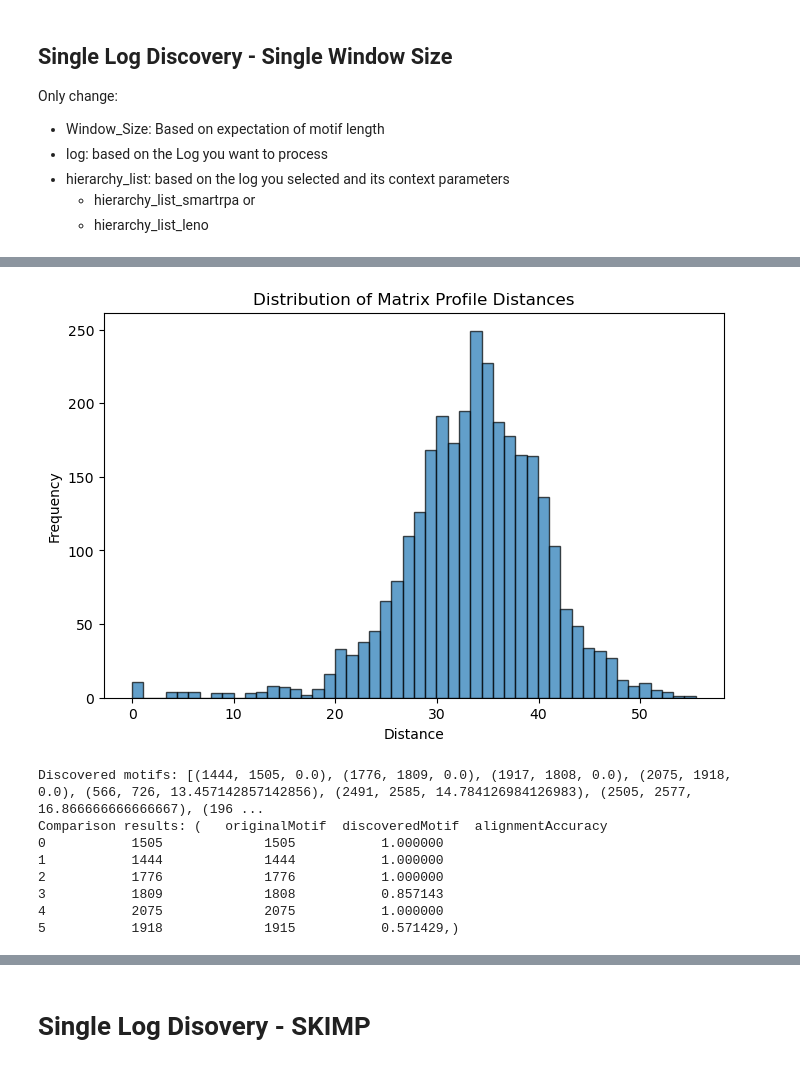
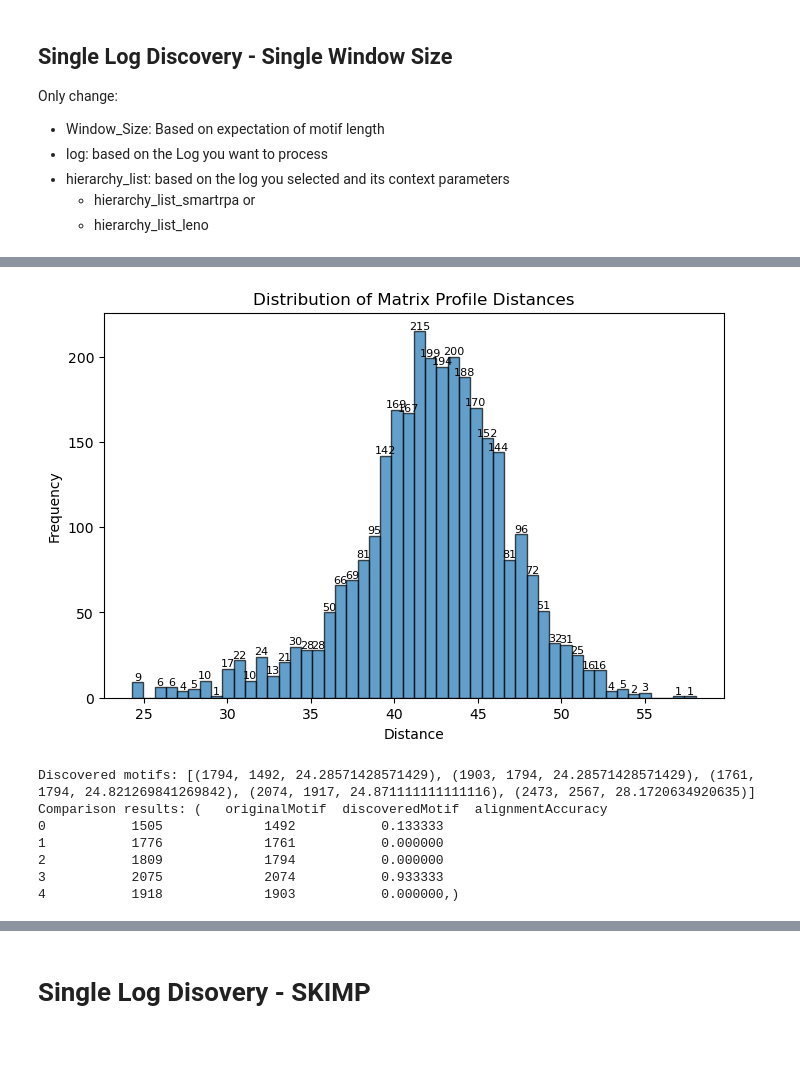
Before and after one commit to thohenadl/TSMDforUILogs, a Jupyter notebook: JupyterNotebooks/01_UIDistanceExperiment.ipynb, the cells around one changed output, grey strips where cells are left out. Drawn from its saved outputs; the diff is of its cells as text; code cells hidden in the pictures.

```diff
--- a/JupyterNotebooks/01_UIDistanceExperiment.ipynb
+++ b/JupyterNotebooks/01_UIDistanceExperiment.ipynb
@@ -122,7 +123,7 @@ Only change:
   - hierarchy_list_leno
 # %%
 # ---- Parameter Setup ----
-window_size = 15
+window_size = 30
 doPrints = False
 
 # ---- SmartRPA Example ----
@@ -194,8 +195,23 @@ def plot_matrix_profile_hist(mp, bins=50):
     values = np.array(mp.P_, dtype=float)
     values = values[np.isfinite(values)]  # remove inf/nan
 
+    # Create histogram
     plt.figure(figsize=(8, 5))
-    plt.hist(values, bins=bins, edgecolor="black", alpha=0.7)
+    counts, bin_edges, patches = plt.hist(values, bins=bins, edgecolor="black", alpha=0.7)
+    # Add count labels above each bar
+    for count, patch in zip(counts, patches):
+        if count > 0:
+            # Compute bar center position
+            bin_center = patch.get_x() + patch.get_width() / 2
+            plt.text(
+                bin_center,
+                count,
+                f"{int(count)}",
+                ha="center",
+                va="bottom",
+                fontsize=8,
+                rotation=0
+            )
     plt.title("Distribution of Matrix Profile Distances")
     plt.xlabel("Distance")
     plt.ylabel("Frequency")
@@ -204,7 +220,7 @@ def plot_matrix_profile_hist(mp, bins=50):
     return values
 
 # Example usage:
-values = plot_matrix_profile_hist(mp)
+plot_matrix_profile_hist(mp)
 
 if isSmartRPA:
     comparisonVariables = percentageValData.loc[percentageValData['uiLogName'] == log]
@@ -217,7 +233,7 @@ if isSmartRPA:
     insert_spots_set = set(insert_spots_flat)
 
     # discover motifs with your custom stump
-    motifs = ui_stump.discover_motifs(mp, top_k=25, window_size=window_size)
+    motifs = ui_stump.discover_motifs(mp, top_k=5, window_size=window_size)
 
     # compare against ground truth
     results = ui_stump.compare_motifs(motifs, insert_spots_set, window_size=window_size)
@@ -239,9 +255,8 @@ Start: 2025-10-05 10:40:59.209704
-[figure, old version]
+[figure, new version]
-Discovered motifs: [(1444, 1505, 0.0), (1776, 1809, 0.0), (1917, 1808, 0.0), (2075, 1918, 0.0), (566, 726, 13.457142857142856), (2491, 2585, 14.784126984126983), (2505, 2577, 16.866666666666667), (196 ...
+Discovered motifs: [(1794, 1492, 24.28571428571429), (1903, 1794, 24.28571428571429), (1761, 1794, 24.821269841269842), (2074, 1917, 24.871111111111116), (2473, 2567, 28.1720634920635)]
 Comparison results: (   originalMotif  discoveredMotif  alignmentAccuracy
-0           1505             1505           1.000000
-1           1444             1444           1.000000
-2           1776             1776           1.000000
-3           1809             1808           0.857143
-4           2075             2075           1.000000
-5           1918             1915           0.571429,)
+0           1505             1492           0.133333
+1           1776             1761           0.000000
+2           1809             1794           0.000000
+3           2075             2074           0.933333
+4           1918             1903           0.000000,)
```
Also changed, not shown: parts of 7 cells of this notebook, 5 other files.
